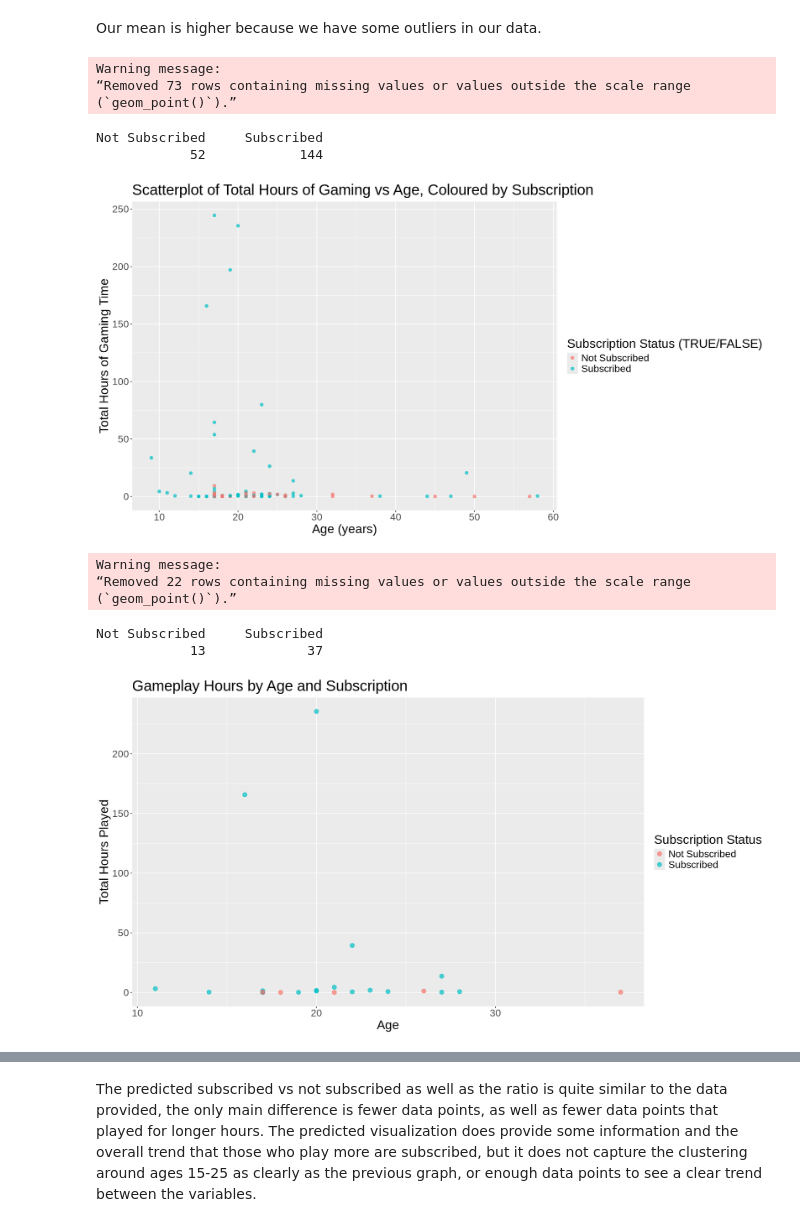
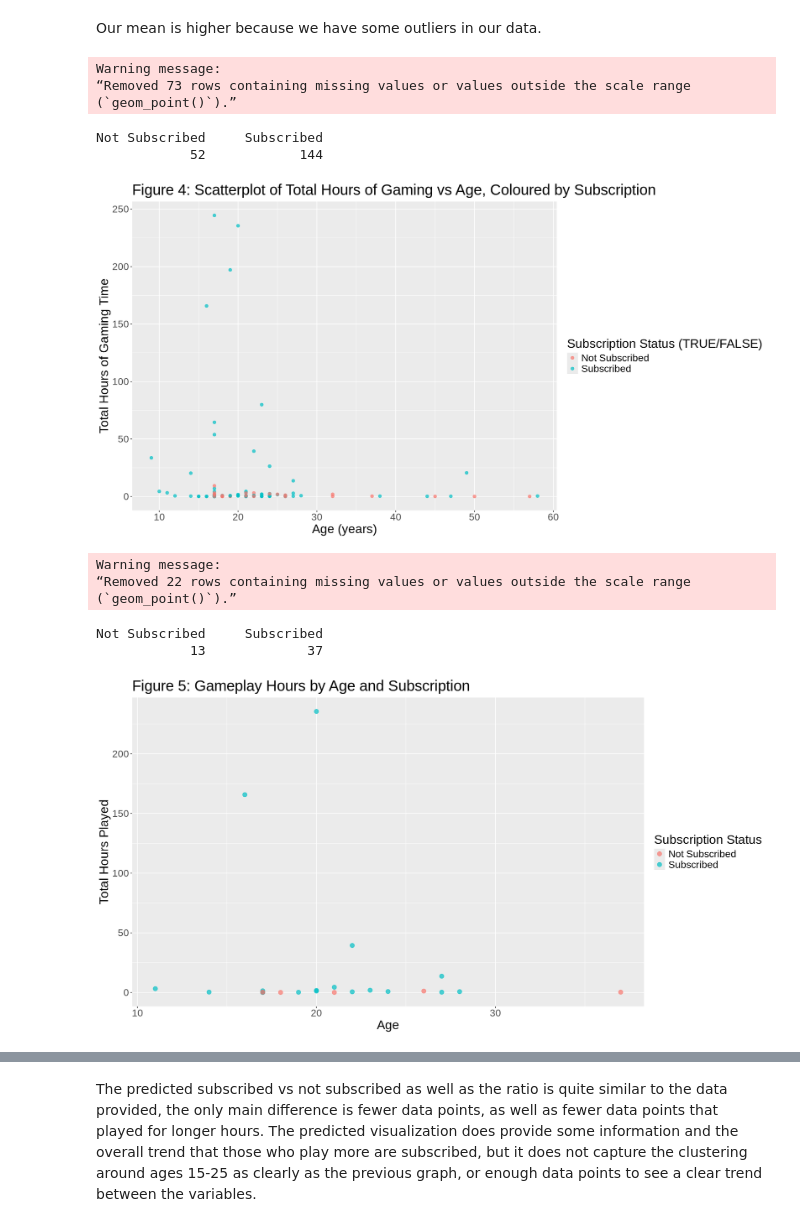
Before and after one commit to danayong25-cell/Group-Final-Project, a Jupyter notebook: group final project.ipynb, the cells around one changed output, grey strips where cells are left out. Cells and saved outputs as stored; diff of their text form; code cells hidden in the pictures.

```diff
--- a/group final project.ipynb
+++ b/group final project.ipynb
@@ -301,22 +301,22 @@ Our mean is higher because we have some outliers in our data.
 # %%
 options(repr.plot.width=15,repr.plot.height=8)
 scaled_scatterplot<-ggplot(full_data,aes(x = Age,y = total_hours, color = subscribe))+
     geom_point(alpha=0.7, size=2)+
     labs(x="Age (years)",
          y="Total Hours of Gaming Time",
-         title="Scatterplot of Total Hours of Gaming vs Age, Coloured by Subscription",
+         title="Figure 4: Scatterplot of Total Hours of Gaming vs Age, Coloured by Subscription",
          color="Subscription Status (TRUE/FALSE)")+
     theme(text=element_text(size=20))
 scaled_scatterplot
 
 table(full_data$subscribe)
 # %% [output]
 Warning message:
 “Removed 73 rows containing missing values or values outside the scale range
 (`geom_point()`).”
 Not Subscribed     Subscribed
             52            144
-[figure, old version]
+[figure, new version]
 # %%
 options(repr.plot.width=15,repr.plot.height=8)
 scatterplot_preds<-ggplot(preds, aes(x = Age, y = total_hours, color = subscribe)) +
@@ -324,7 +324,7 @@ scatterplot_preds<-ggplot(preds, aes(x = Age, y = total_hours, color = subscribe
     labs(x = "Age",
          y = "Total Hours Played",
          color = "Subscription Status",
-         title = "Gameplay Hours by Age and Subscription") +
+         title = "Figure 5: Gameplay Hours by Age and Subscription") +
     theme(text=element_text(size=20))
 scatterplot_preds
 
@@ -335,7 +335,7 @@ Warning message:
 (`geom_point()`).”
 Not Subscribed     Subscribed
             13             37
-[figure, old version]
+[figure, new version]
 # %%
 library(patchwork)
 scaled_scatterplot/scatterplot_preds
```
Also changed, not shown: parts of 5 cells of this notebook.
